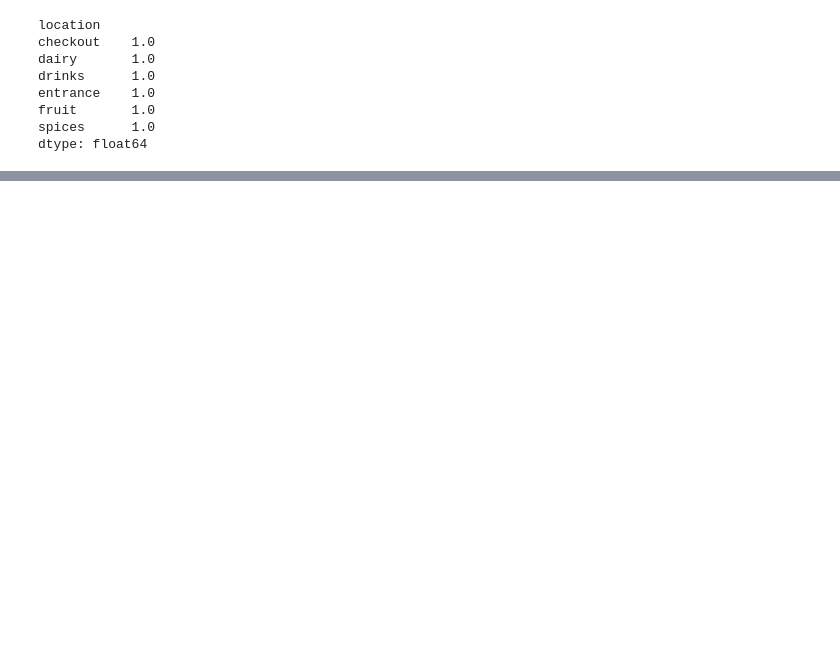
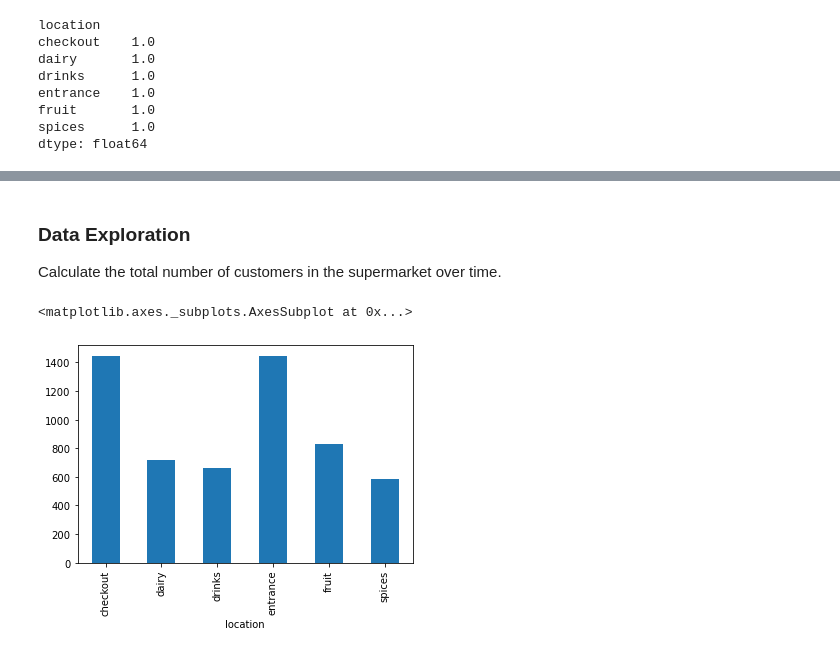
Before and after one commit to Galiya-YS/Shopipy---MCMC-simulation, a Jupyter notebook: explore_monday.ipynb, the cells around one changed output, grey strips where cells are left out. Saved outputs shown, nothing was run; the diff lists cells and outputs as text; code cells hidden in the pictures; blank space fills up the shorter version.

```diff
--- a/explore_monday.ipynb
+++ b/explore_monday.ipynb
@@ -209,0 +197,6 @@ data.loc[6]
+# %%
+data.reset_index(inplace=True)
+data['entrance_time']=data.groupby('customer_no')['timestamp'].transform(min)
+data['checkout_time']=data.groupby('customer_no')['timestamp'].transform(max)
+data['time_spent'] = data['checkout_time'] - data['entrance_time']
+data.head()
@@ -209,0 +210,8 @@ data.loc[6]
+# %% [markdown]
+### Data Exploration
+Calculate the total number of customers in the supermarket over time.
+# %%
+data.groupby('location')['customer_no'].nunique().plot(kind='bar')
+# %% [output]
+<matplotlib.axes._subplots.AxesSubplot at 0x...>
+[figure, added]
```
Also changed, not shown: parts of 16 cells of this notebook.
